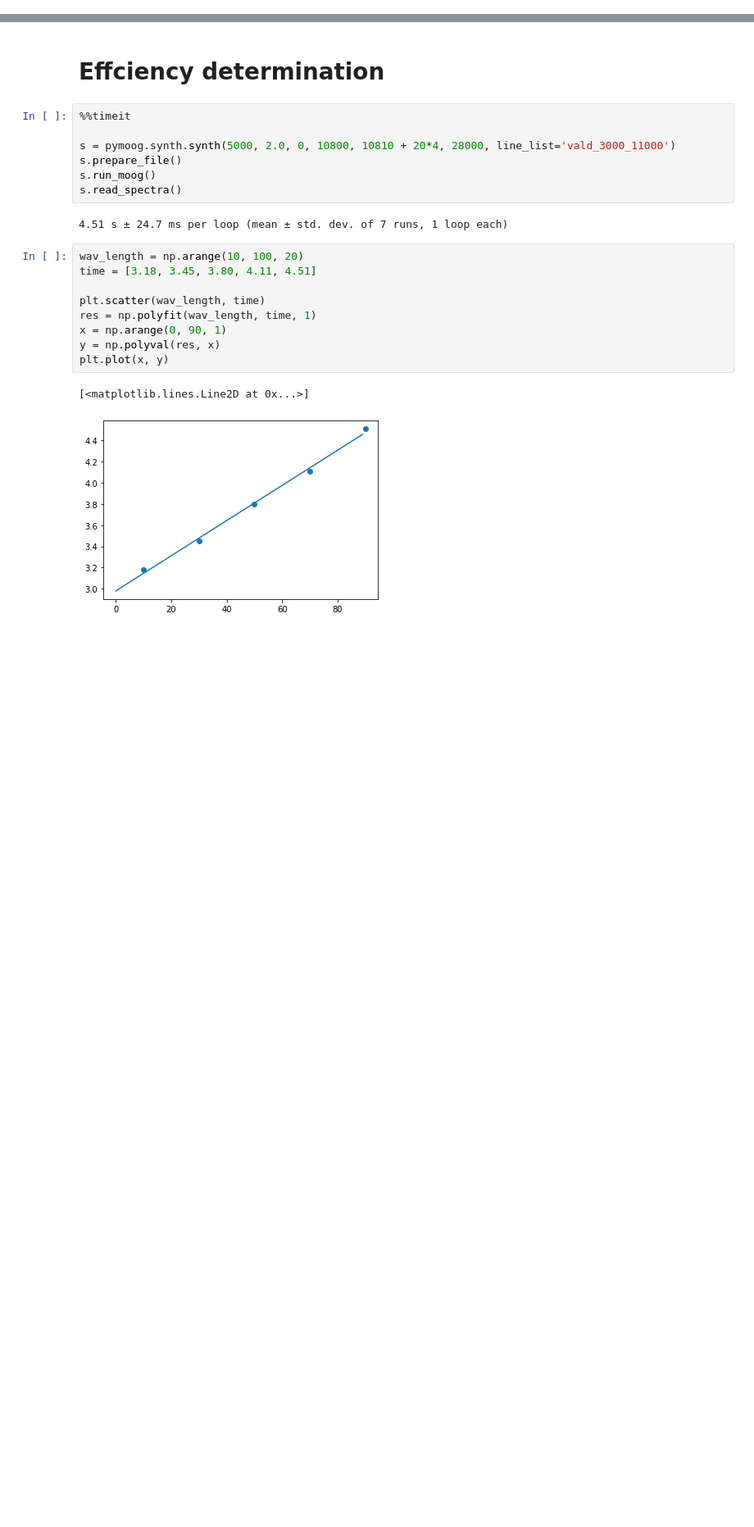
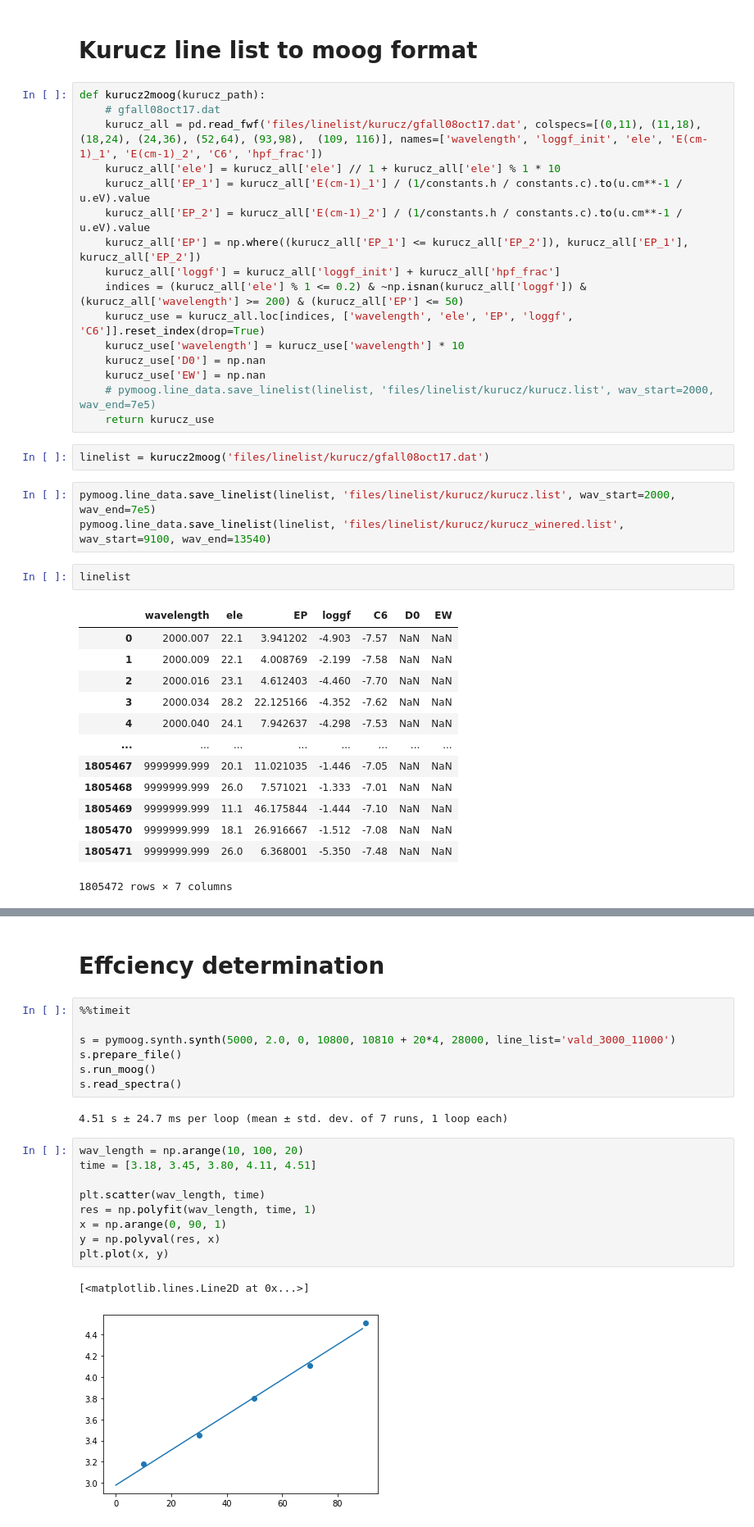
Before and after one commit to MingjieJian/pymoog, a Jupyter notebook: pymoog/internal.ipynb, the cells around one changed output, grey strips where cells are left out. Shown: that part at 82% size. Saved outputs shown, nothing was run; the diff lists cells and outputs as text; blank space fills up the shorter version.

```diff
--- a/pymoog/internal.ipynb
+++ b/pymoog/internal.ipynb
@@ -16,0 +17,39 @@ Module "telfit" is not installed, module "telfit_wrapper" cannot be used. Don't
+# %% [markdown]
+# Kurucz line list to moog format
+# %%
+def kurucz2moog(kurucz_path):
+    # gfall08oct17.dat
+    kurucz_all = pd.read_fwf('files/linelist/kurucz/gfall08oct17.dat', colspecs=[(0,11), (11,18), (18,24), (24,36), (52,64), (93,98),  (109, 116)], names=['wavelength', 'loggf_init', 'ele', 'E(cm-1)_1', 'E(cm-1)_2', 'C6', 'hpf_frac'])
+    kurucz_all['ele'] = kurucz_all['ele'] // 1 + kurucz_all['ele'] % 1 * 10
+    kurucz_all['EP_1'] = kurucz_all['E(cm-1)_1'] / (1/constants.h / constants.c).to(u.cm**-1 / u.eV).value
+    kurucz_all['EP_2'] = kurucz_all['E(cm-1)_2'] / (1/constants.h / constants.c).to(u.cm**-1 / u.eV).value
+    kurucz_all['EP'] = np.where((kurucz_all['EP_1'] <= kurucz_all['EP_2']), kurucz_all['EP_1'], kurucz_all['EP_2'])
+    kurucz_all['loggf'] = kurucz_all['loggf_init'] + kurucz_all['hpf_frac']
+    indices = (kurucz_all['ele'] % 1 <= 0.2) & ~np.isnan(kurucz_all['loggf']) & (kurucz_all['wavelength'] >= 200) & (kurucz_all['EP'] <= 50)
+    kurucz_use = kurucz_all.loc[indices, ['wavelength', 'ele', 'EP', 'loggf', 'C6']].reset_index(drop=True)
+    kurucz_use['wavelength'] = kurucz_use['wavelength'] * 10
+    kurucz_use['D0'] = np.nan
+    kurucz_use['EW'] = np.nan
+    # pymoog.line_data.save_linelist(linelist, 'files/linelist/kurucz/kurucz.list', wav_start=2000, wav_end=7e5)
+    return kurucz_use
+# %%
+linelist = kurucz2moog('files/linelist/kurucz/gfall08oct17.dat')
+# %%
+pymoog.line_data.save_linelist(linelist, 'files/linelist/kurucz/kurucz.list', wav_start=2000, wav_end=7e5)
+pymoog.line_data.save_linelist(linelist, 'files/linelist/kurucz/kurucz_winered.list', wav_start=9100, wav_end=13540)
+# %%
+linelist
+# %% [output]
+|  | wavelength | ele | EP | loggf | C6 | D0 | EW |
+| 0 | 2000.007 | 22.1 | 3.941202 | -4.903 | -7.57 | NaN | NaN |
+| 1 | 2000.009 | 22.1 | 4.008769 | -2.199 | -7.58 | NaN | NaN |
+| 2 | 2000.016 | 23.1 | 4.612403 | -4.460 | -7.70 | NaN | NaN |
+| 3 | 2000.034 | 28.2 | 22.125166 | -4.352 | -7.62 | NaN | NaN |
+| 4 | 2000.040 | 24.1 | 7.942637 | -4.298 | -7.53 | NaN | NaN |
+| ... | ... | ... | ... | ... | ... | ... | ... |
+| 1805467 | 9999999.999 | 20.1 | 11.021035 | -1.446 | -7.05 | NaN | NaN |
+| 1805468 | 9999999.999 | 26.0 | 7.571021 | -1.333 | -7.01 | NaN | NaN |
+| 1805469 | 9999999.999 | 11.1 | 46.175844 | -1.444 | -7.10 | NaN | NaN |
+| 1805470 | 9999999.999 | 18.1 | 26.916667 | -1.512 | -7.08 | NaN | NaN |
+| 1805471 | 9999999.999 | 26.0 | 6.368001 | -5.350 | -7.48 | NaN | NaN |
+1805472 rows × 7 columns
```
Also changed, not shown: parts of 17 cells of this notebook, 39 other files.
